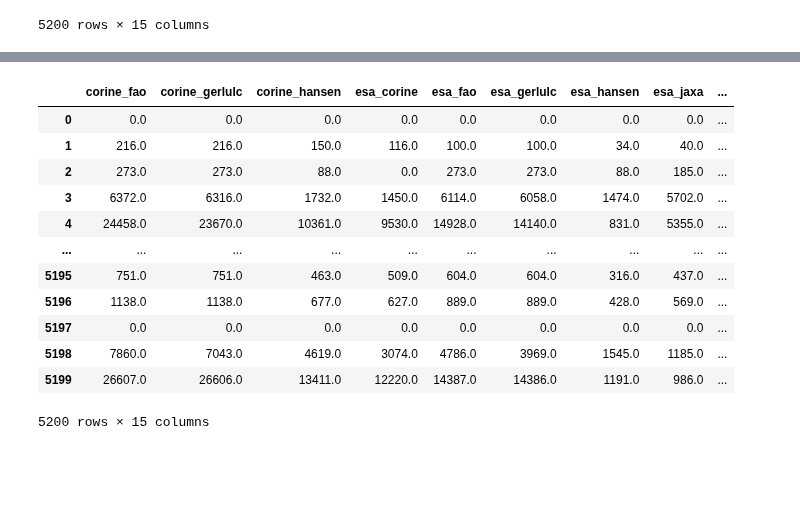
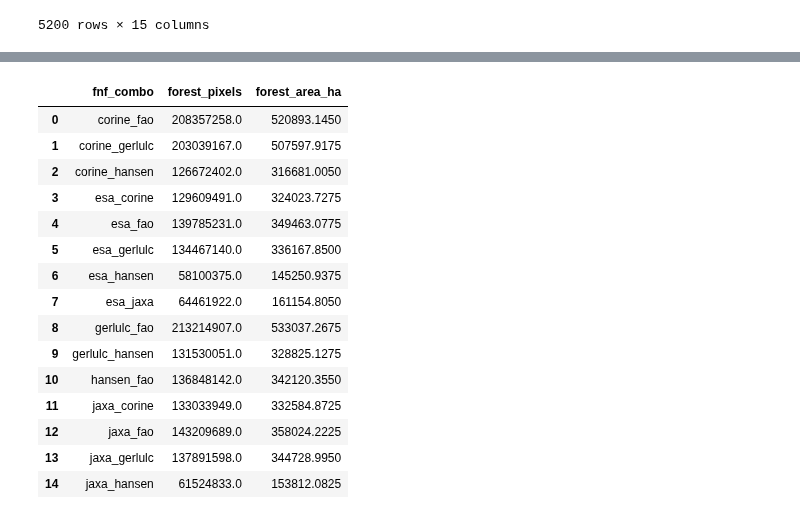
Before and after one commit to n-mo92/nm_forest_thesis, a Jupyter notebook: rq1_step3_comp.ipynb, the cells around one changed output, grey strips where cells are left out. Drawn from its saved outputs; the diff is of its cells as text; code cells hidden in the pictures; blank space fills up the shorter version.

```diff
--- a/rq1_step3_comp.ipynb
+++ b/rq1_step3_comp.ipynb
@@ -1017,4 +1017,6 @@ tree_map_data = pd.concat([corine_fao_FNF_natura_stats, corine_gerlulc_FNF_natur
 pickle.dump(tree_map_data, open("./processing/tree_map_data.p", "wb"))
 # %%
 # Load the zonal stats outputs
-tree_map_data = pickle.load(open("./processing/tree_map_data.p", "rb"))
+tree_map_data_class3 = pickle.load(open("./processing/tree_map_data.p", "rb"))
+
+tree_map_data_class3
@@ -1021,16 +1037,32 @@ tree_map_data = pickle.load(open("./processing/tree_map_data.p", "rb"))
-# %%
-tree_map_data
-# %% [output]
-|  | corine_fao | corine_gerlulc | corine_hansen | esa_corine | esa_fao | esa_gerlulc | esa_hansen | esa_jaxa | ... |
-| 0 | 0.0 | 0.0 | 0.0 | 0.0 | 0.0 | 0.0 | 0.0 | 0.0 | ... |
-| 1 | 216.0 | 216.0 | 150.0 | 116.0 | 100.0 | 100.0 | 34.0 | 40.0 | ... |
-| 2 | 273.0 | 273.0 | 88.0 | 0.0 | 273.0 | 273.0 | 88.0 | 185.0 | ... |
-| 3 | 6372.0 | 6316.0 | 1732.0 | 1450.0 | 6114.0 | 6058.0 | 1474.0 | 5702.0 | ... |
-| 4 | 24458.0 | 23670.0 | 10361.0 | 9530.0 | 14928.0 | 14140.0 | 831.0 | 5355.0 | ... |
-| ... | ... | ... | ... | ... | ... | ... | ... | ... | ... |
-| 5195 | 751.0 | 751.0 | 463.0 | 509.0 | 604.0 | 604.0 | 316.0 | 437.0 | ... |
-| 5196 | 1138.0 | 1138.0 | 677.0 | 627.0 | 889.0 | 889.0 | 428.0 | 569.0 | ... |
-| 5197 | 0.0 | 0.0 | 0.0 | 0.0 | 0.0 | 0.0 | 0.0 | 0.0 | ... |
-| 5198 | 7860.0 | 7043.0 | 4619.0 | 3074.0 | 4786.0 | 3969.0 | 1545.0 | 1185.0 | ... |
-| 5199 | 26607.0 | 26606.0 | 13411.0 | 12220.0 | 14387.0 | 14386.0 | 1191.0 | 986.0 | ... |
-5200 rows × 15 columns
+# %%
+# Sum all rows to get one value per column
+tree_map_class3_sum = pd.DataFrame(tree_map_data_class3.sum(), columns=["sum"])
+
+# Add new column for area (ha) results
+tree_map_class3_sum["sum_ha"] = tree_map_class3_sum["sum"] * 0.0025
+
+# Reset index so that the combo map name becomes a proper column
+tree_map_class3_sum = tree_map_class3_sum.reset_index()
+
+# Rename the columns
+tree_map_class3_sum.columns = ["fnf_combo", "forest_pixels", "forest_area_ha"]
+
+# Check
+tree_map_class3_sum
+# %% [output]
+|  | fnf_combo | forest_pixels | forest_area_ha |
+| 0 | corine_fao | 208357258.0 | 520893.1450 |
+| 1 | corine_gerlulc | 203039167.0 | 507597.9175 |
+| 2 | corine_hansen | 126672402.0 | 316681.0050 |
+| 3 | esa_corine | 129609491.0 | 324023.7275 |
+| 4 | esa_fao | 139785231.0 | 349463.0775 |
+| 5 | esa_gerlulc | 134467140.0 | 336167.8500 |
+| 6 | esa_hansen | 58100375.0 | 145250.9375 |
+| 7 | esa_jaxa | 64461922.0 | 161154.8050 |
+| 8 | gerlulc_fao | 213214907.0 | 533037.2675 |
+| 9 | gerlulc_hansen | 131530051.0 | 328825.1275 |
+| 10 | hansen_fao | 136848142.0 | 342120.3550 |
+| 11 | jaxa_corine | 133033949.0 | 332584.8725 |
+| 12 | jaxa_fao | 143209689.0 | 358024.2225 |
+| 13 | jaxa_gerlulc | 137891598.0 | 344728.9950 |
+| 14 | jaxa_hansen | 61524833.0 | 153812.0825 |
```
Also changed, not shown: parts of 2 cells of this notebook.
